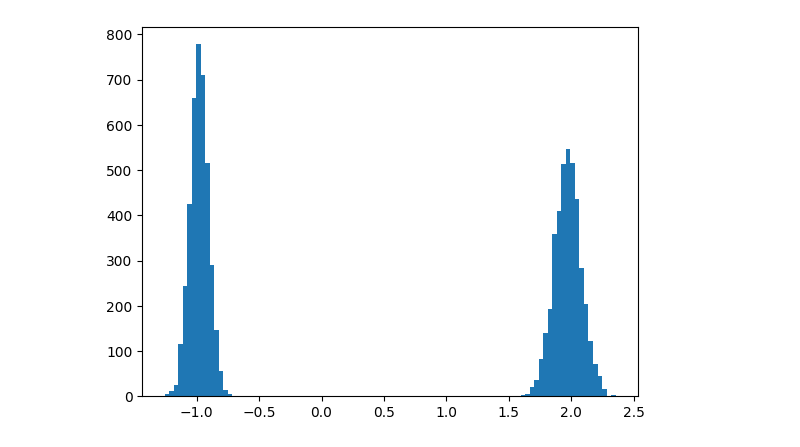
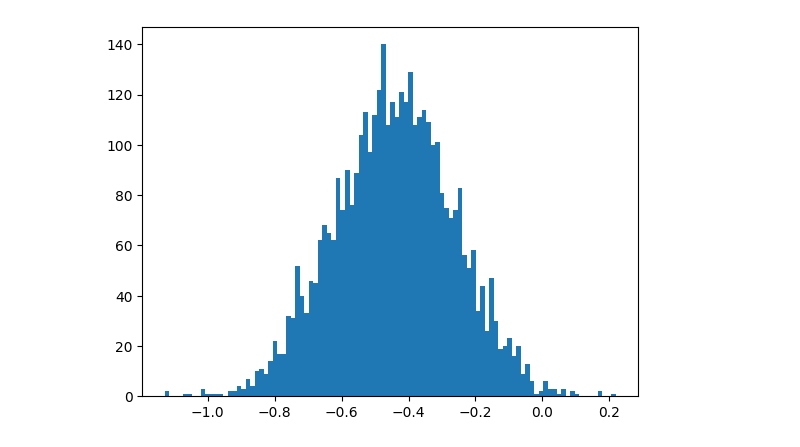
Before and after one commit to calacademy-research/COMB, a Jupyter notebook: paper_assets/python/modeling/examine.ipynb, the cells around one changed output. Saved outputs shown, nothing was run; the diff lists cells and outputs as text; code cells hidden in the pictures.

```diff
--- a/paper_assets/python/modeling/examine.ipynb
+++ b/paper_assets/python/modeling/examine.ipynb
@@ -33,5 +33,5 @@ plt.show()
 # %%
-plt.hist(trace["posterior"].data_vars["mu"].to_numpy().flatten(), bins=100)
+plt.hist(trace["posterior"].data_vars["alpha1"].to_numpy().flatten(), bins=100)
 plt.show()
 # %% [output]
-[figure, old version]
+[figure, new version]
```
Also changed, not shown: parts of 1 cell of this notebook, 8 other files.
